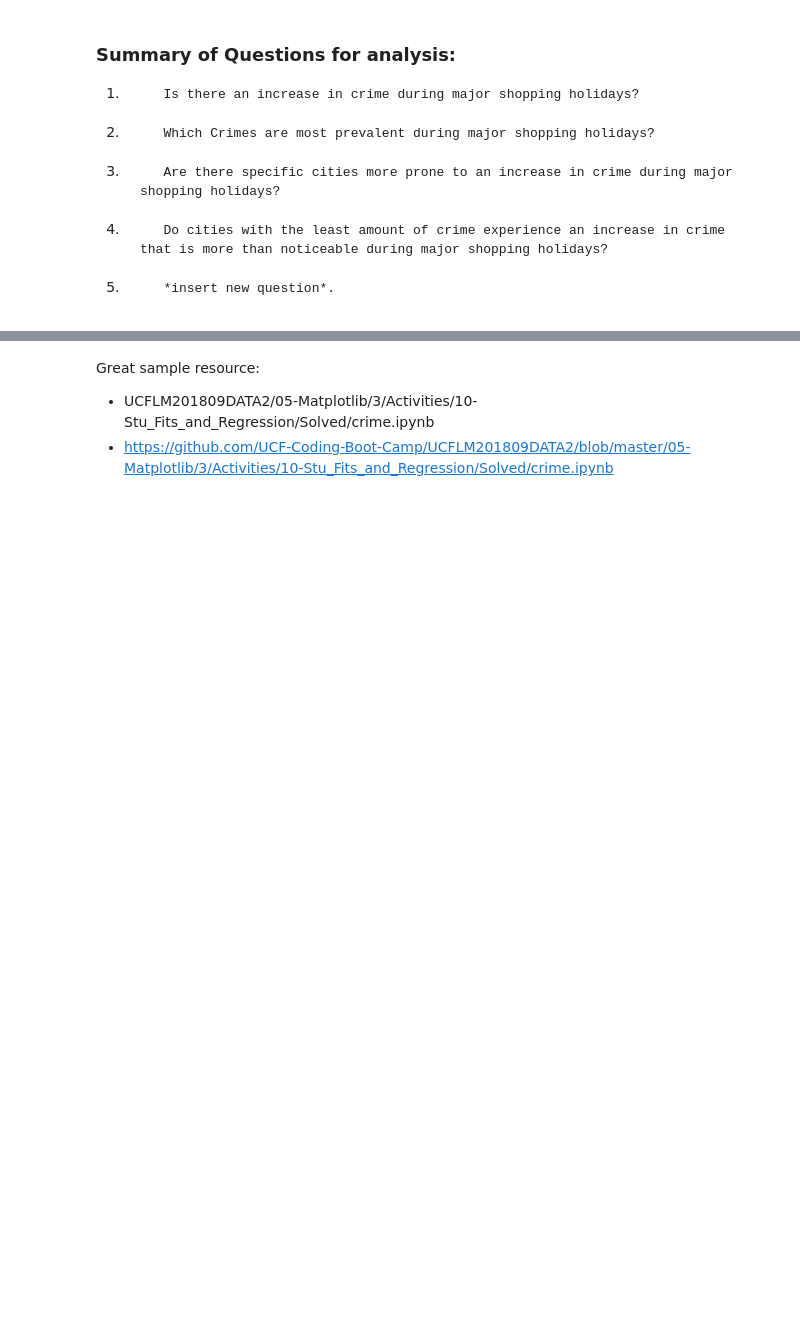
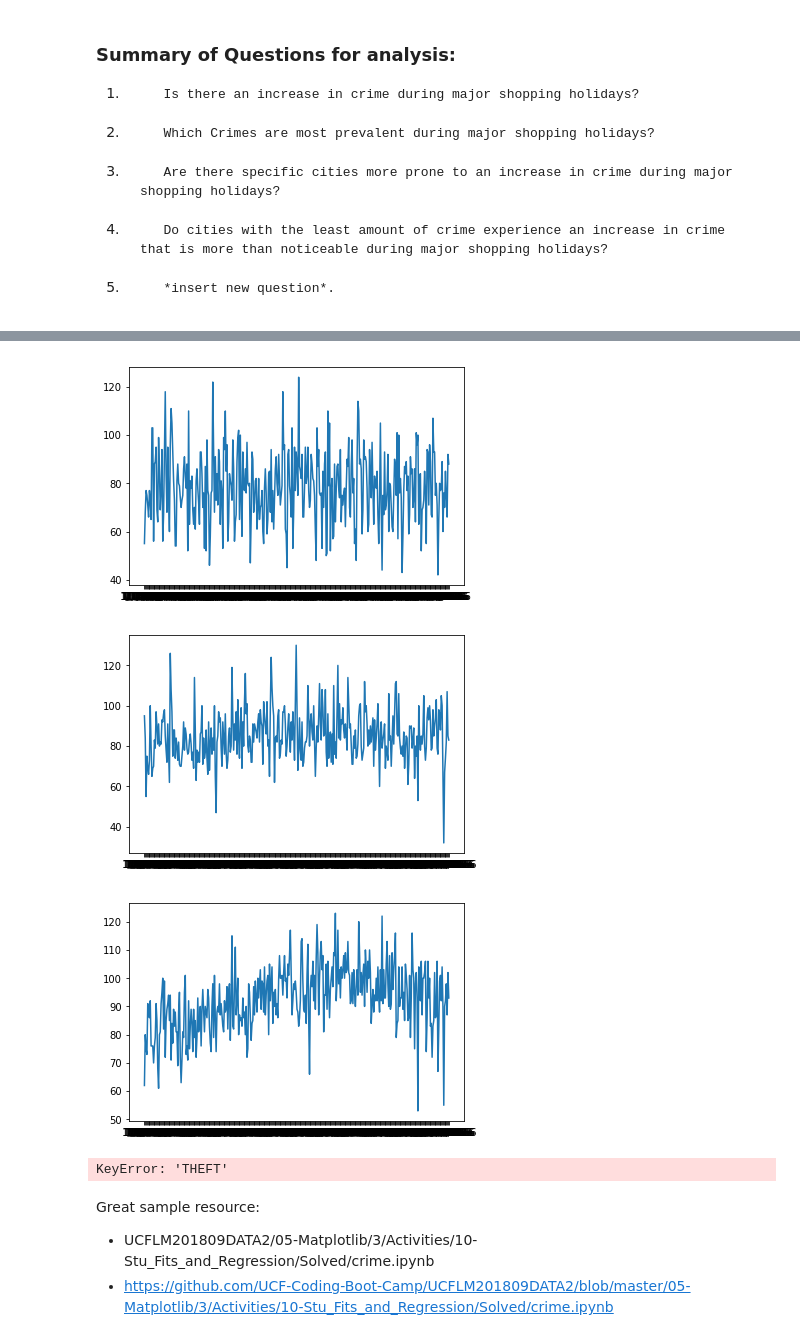
Before and after one commit to Rasbeartin/Project_1_crime, a Jupyter notebook: crime_by_date/final_data_analysis.ipynb, the cells around one changed output, grey strips where cells are left out. Cells and saved outputs as stored; diff of their text form; code cells hidden in the pictures; blank space fills up the shorter version.

```diff
--- a/crime_by_date/final_data_analysis.ipynb
+++ b/crime_by_date/final_data_analysis.ipynb
@@ -81,3 +95,15 @@ seattle_2016_df = seattle_df[seattle_df['date'].str.contains("2016")]
+# %%
+for city_2016 in cities_2016:
+    d = city_2016['date']
+    theft = city_2016['THEFT']
+    fig = plt.figure()
+    plt.plot(d, theft)
+    plt.show()
+# %% [output]
+[figure, added]
+[figure, added]
+[figure, added]
+KeyError: 'THEFT'
 # %% [markdown]
 Great sample resource:
 
```
Also changed, not shown: parts of 2 cells of this notebook.
